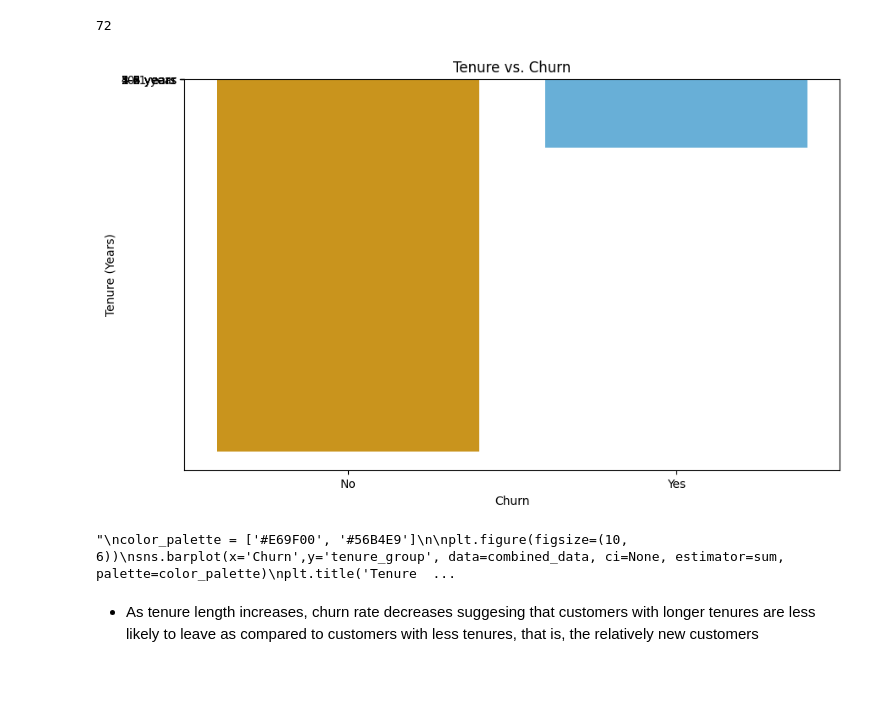
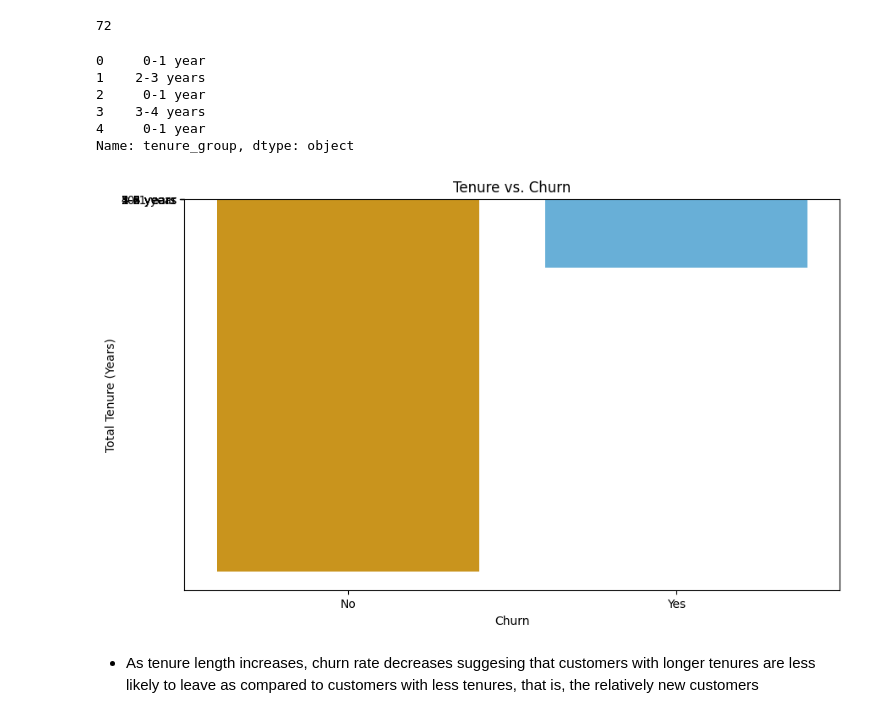
Before and after one commit to IAmWangari/Churn-Predictor-Model, a Jupyter notebook: main.ipynb, the cells around one changed output. Saved outputs shown, nothing was run; the diff lists cells and outputs as text; code cells hidden in the pictures; blank space fills up the shorter version.

```diff
--- a/main.ipynb
+++ b/main.ipynb
@@ -396,8 +405,8 @@ dtype: object
 # %% [markdown]
 #### Modify Data Types
 # %%
-combined_data.TotalCharges = pd.to_numeric(combined_data.TotalCharges, errors='coerce')
-combined_data.dtypes
+combined_eda.TotalCharges = pd.to_numeric(combined_eda.TotalCharges, errors='coerce')
+combined_eda.dtypes
 # %% [output]
 customerID           object
 gender               object
@@ -562,10 +572,10 @@ Customer Account Analysis - Categorical Variables
 # %%
 # Delete "automatic" from PaymentMethod for proper visualization
 
-combined_data["PaymentMethod"] = combined_data["PaymentMethod"].str.replace(" (automatic)", "", regex=False)
+combined_eda["PaymentMethod"] = combined_eda["PaymentMethod"].str.replace(" (automatic)", "", regex=False)
 
 customer_account_cat = ["Contract","PaperlessBilling","PaymentMethod"]
-plot_categorical_to_target(combined_data,customer_account_cat,"Churn")
+plot_categorical_to_target(combined_eda,customer_account_cat,"Churn")
 # %% [output]
 [figure]
 # %% [markdown]
@@ -782,7 +792,7 @@ combined_data['tenure'].max()
 def to_years(x):
     if x <= 12:
         return '0-1 year'
-    elif x > 12 and x <= 24:
+    elif x >= 13 and x <= 24:
         return '1-2 years'
     elif x > 24 and x <= 36:
         return '2-3 years'
@@ -797,35 +807,42 @@ def to_years(x):
 # %%
 # Create column for tenure groups
 
-combined_data['tenure_group'] = combined_data['tenure'].apply(to_years)
+combined_eda['tenure_group'] = combined_eda['tenure'].apply(to_years)
+# %%
+combined_eda['tenure_group'].head()
+# %% [output]
+0     0-1 year
+1    2-3 years
+2     0-1 year
+3    3-4 years
+4     0-1 year
+Name: tenure_group, dtype: object
 # %%
 # Tenure vs Churn
-
+'''
 color_palette = ['#E69F00', '#56B4E9']
 
 plt.figure(figsize=(10, 6))
-sns.barplot(x='Churn', y='tenure_group', data=combined_data, ci=None, estimator=sum, palette=color_palette)
+sns.barplot(x='Churn', y='tenure_group', data=combined_eda, ci=None, estimator=sum, palette=color_palette)
 plt.title('Tenure vs. Churn')
 plt.xlabel('Churn')
 plt.ylabel('Tenure (Years)')
 plt.grid(False)
 plt.show()
 
 
 '''
 color_palette = ['#E69F00', '#56B4E9']
 
 plt.figure(figsize=(10, 6))
-sns.barplot(x='Churn',y='tenure_group', data=combined_data, ci=None, estimator=sum, palette=color_palette)
+sns.barplot(x='Churn',y='tenure_group', data=combined_eda, ci=None, estimator=sum, palette=color_palette)
 plt.title('Tenure vs. Churn')
 plt.xlabel('Churn')
 plt.ylabel('Total Tenure (Years)')
 plt.grid(False)
 plt.show()
-'''
 # %% [output]
-[figure, old version]
+[figure, new version]
-"\ncolor_palette = ['#E69F00', '#56B4E9']\n\nplt.figure(figsize=(10, 6))\nsns.barplot(x='Churn',y='tenure_group', data=combined_data, ci=None, estimator=sum, palette=color_palette)\nplt.title('Tenure  ...
 # %% [markdown]
 - As tenure length increases, churn rate decreases suggesing that customers with longer tenures are less likely to leave as compared to customers with less tenures, that is, the relatively new customers
 # %% [markdown]
```
Also changed, not shown: parts of 82 cells of this notebook.
